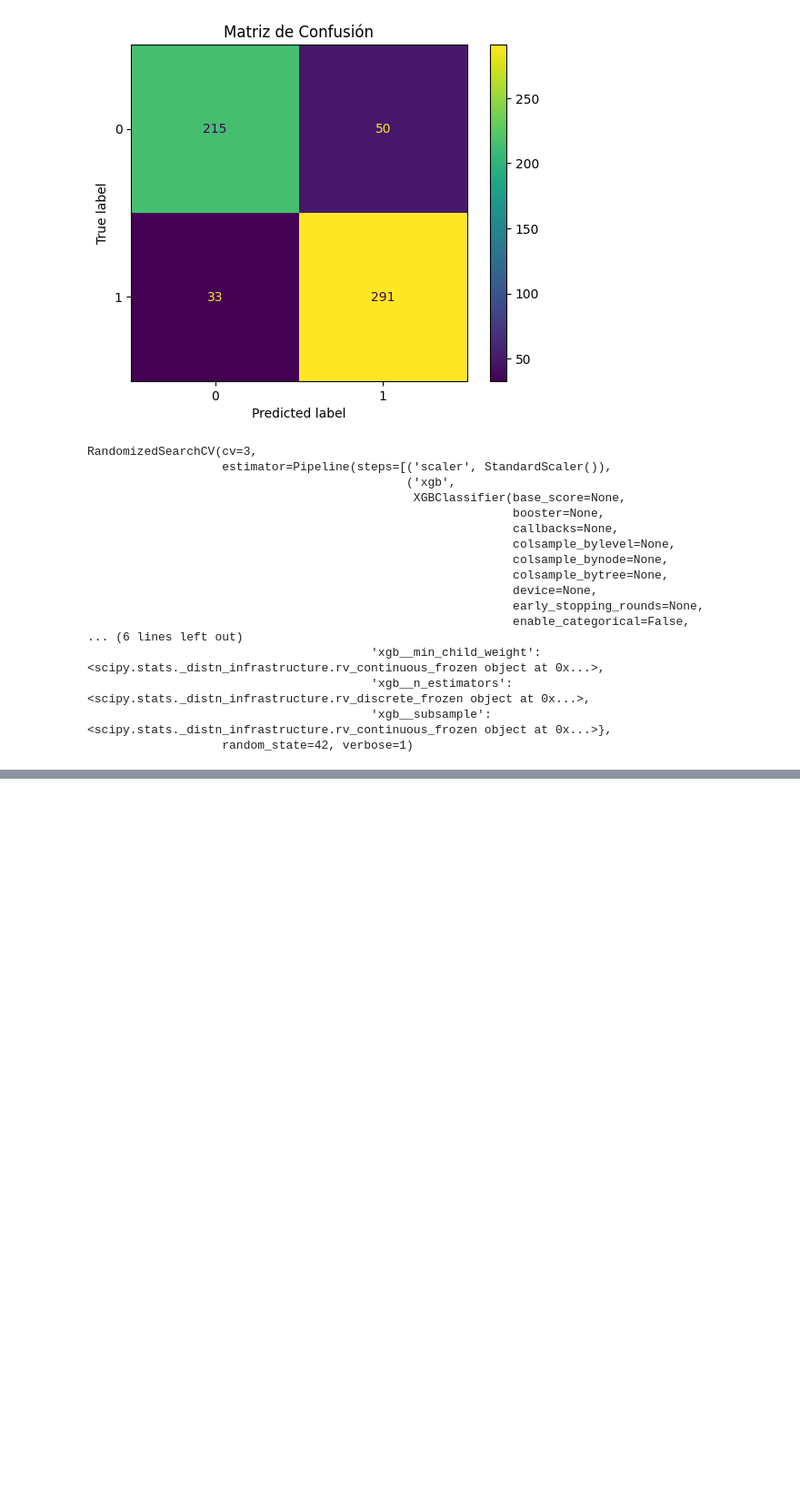
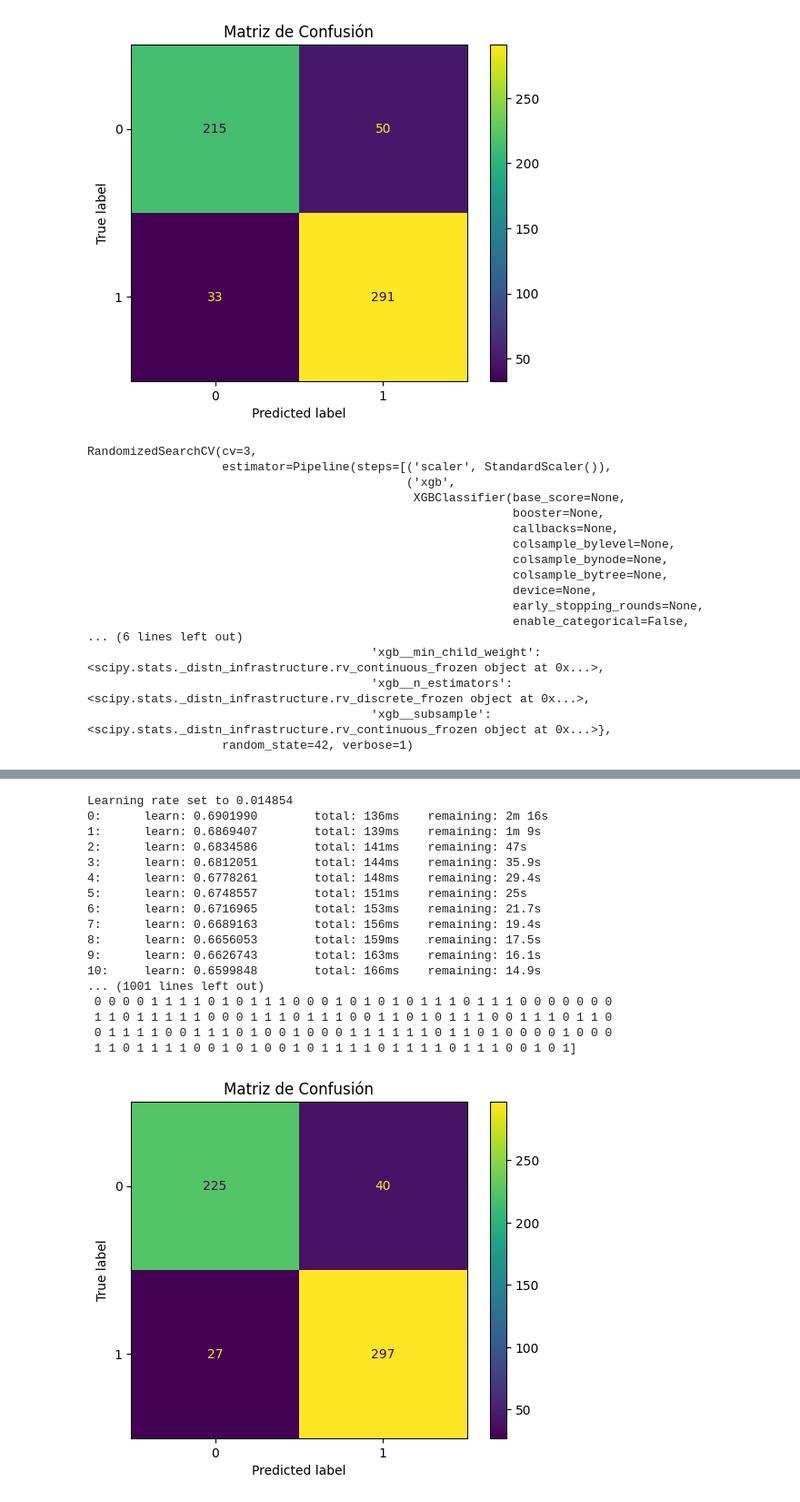
Before and after one commit to ManuelLabbe/modelo_susceptibilidad_remociones_en_masa_sur_de_Chile, a Jupyter notebook: models.ipynb, the cells around one changed output, grey strips where cells are left out. Shown at 91% size. Drawn from its saved outputs; the diff is of its cells as text; code cells hidden in the pictures; blank space fills up the shorter version.

Commit message:
prueba de modelos (falta svc)

```diff
--- a/models.ipynb
+++ b/models.ipynb
@@ -358,0 +379,33 @@ print("Mejor fitness:", hof[0].fitness.values[0])
+# %%
+from catboost import CatBoostClassifier
+from sklearn.model_selection import train_test_split
+from models_gen_X_y import plot_confusion_matrix
+from sklearn.metrics import classification_report
+
+X_train, X_test, y_train, y_test = train_test_split(data, data_y, test_size = 0.2, stratify = data_y)
+
+model = CatBoostClassifier()
+model.fit(X_train, y_train)
+acc = model.score(X_test, y_test)
+predictions = model.predict(X_test)
+print(predictions)
+plot_confusion_matrix(model, X_test, y_test)
+# %% [output]
+Learning rate set to 0.014854
+0:      learn: 0.6901990        total: 136ms    remaining: 2m 16s
+1:      learn: 0.6869407        total: 139ms    remaining: 1m 9s
+2:      learn: 0.6834586        total: 141ms    remaining: 47s
+3:      learn: 0.6812051        total: 144ms    remaining: 35.9s
+4:      learn: 0.6778261        total: 148ms    remaining: 29.4s
+5:      learn: 0.6748557        total: 151ms    remaining: 25s
+6:      learn: 0.6716965        total: 153ms    remaining: 21.7s
+7:      learn: 0.6689163        total: 156ms    remaining: 19.4s
+8:      learn: 0.6656053        total: 159ms    remaining: 17.5s
+9:      learn: 0.6626743        total: 163ms    remaining: 16.1s
+10:     learn: 0.6599848        total: 166ms    remaining: 14.9s
+... (1001 lines left out)
+ 0 0 0 0 1 1 1 1 0 1 0 1 1 1 0 0 0 1 0 1 0 1 0 1 1 1 0 1 1 1 0 0 0 0 0 0 0
+ 1 1 0 1 1 1 1 1 0 0 0 1 1 1 0 1 1 1 0 0 1 1 0 1 0 1 1 1 0 0 1 1 1 0 1 1 0
+ 0 1 1 1 1 0 0 1 1 1 0 1 0 0 1 0 0 0 1 1 1 1 1 1 0 1 1 0 1 0 0 0 0 1 0 0 0
+ 1 1 0 1 1 1 1 0 0 1 0 1 0 0 1 0 1 1 1 1 0 1 1 1 1 0 1 1 1 0 0 1 0 1]
+[figure, added]
```
Also changed, not shown: parts of 10 cells of this notebook, 6 other files.
